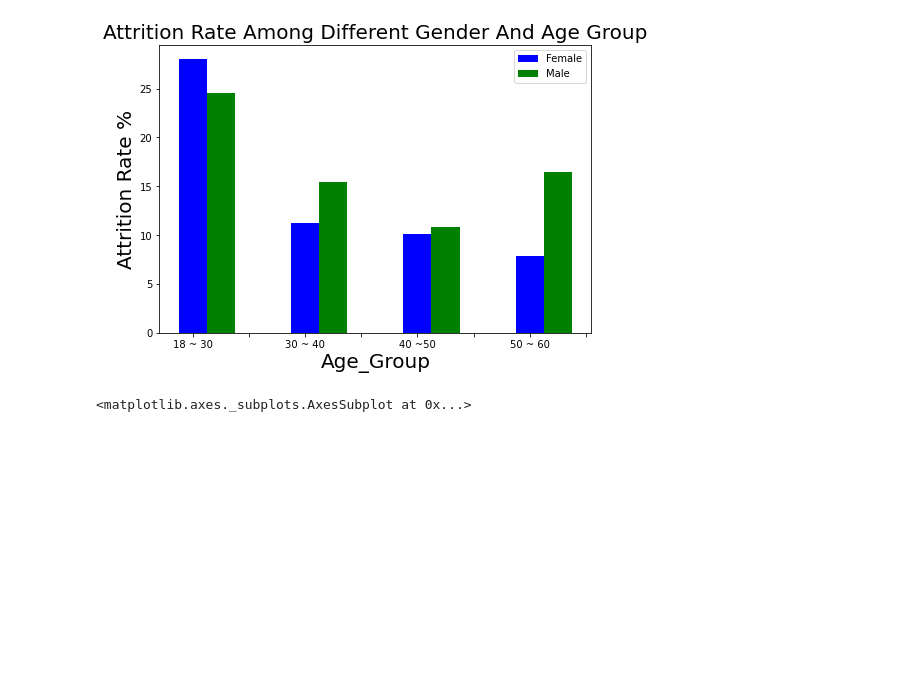
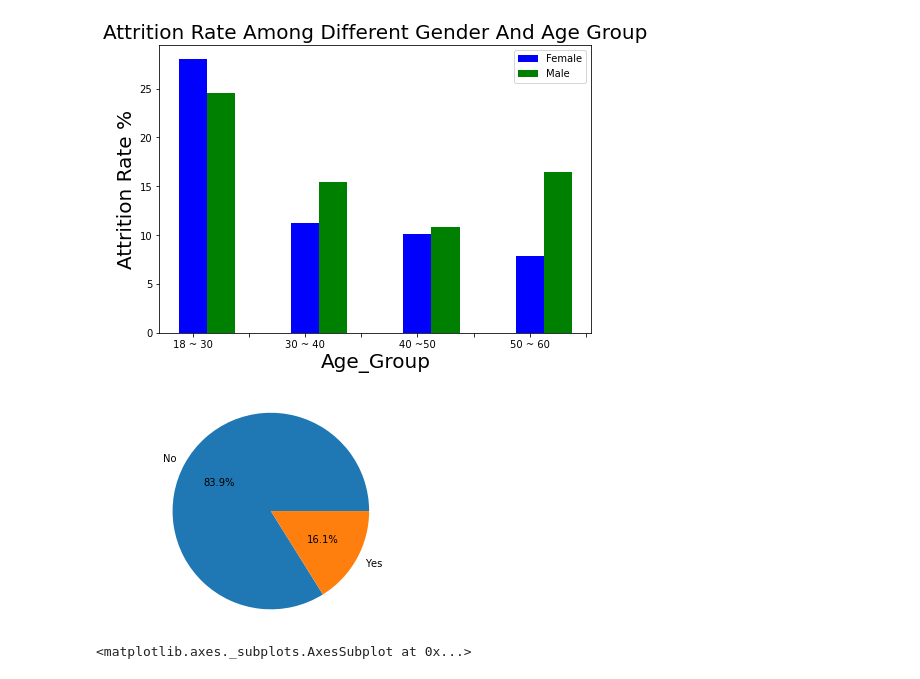
Before and after one commit to Xusong1998/Data-Analytics-Project, a Jupyter notebook: HR_Attrition_Data_Modeling.ipynb, the cells around one changed output. Saved outputs shown, nothing was run; the diff lists cells and outputs as text; code cells hidden in the pictures; blank space fills up the shorter version.

```diff
--- a/HR_Attrition_Data_Modeling.ipynb
+++ b/HR_Attrition_Data_Modeling.ipynb
@@ -107,6 +107,14 @@ plt.title('Attrition Rate Among Different Gender And Age Group', size = 20)
 # %% [output]
 Text(0.5, 1.0, 'Attrition Rate Among Different Gender And Age Group')
 [figure]
+# %%
+fig, ax = plt.subplots()
+ax.pie(attrition_df["Attrition"].value_counts() ,labels=["No","Yes"],
+       autopct='%1.1f%%')
+ax.axis('equal')
+plt.show()
+# %% [output]
+[figure, added]
 # %%
 data = df_exp[df_exp['JobSatisfaction']==4]
 d = {'WorkLifeBalance' : data['WorkLifeBalance'],
```
